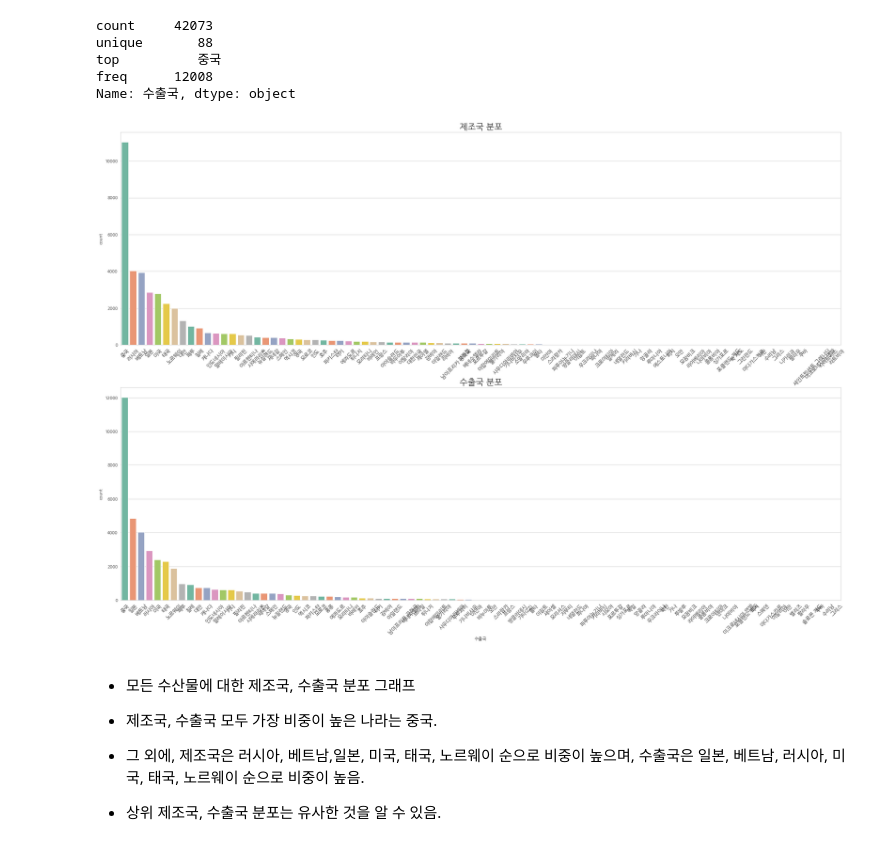
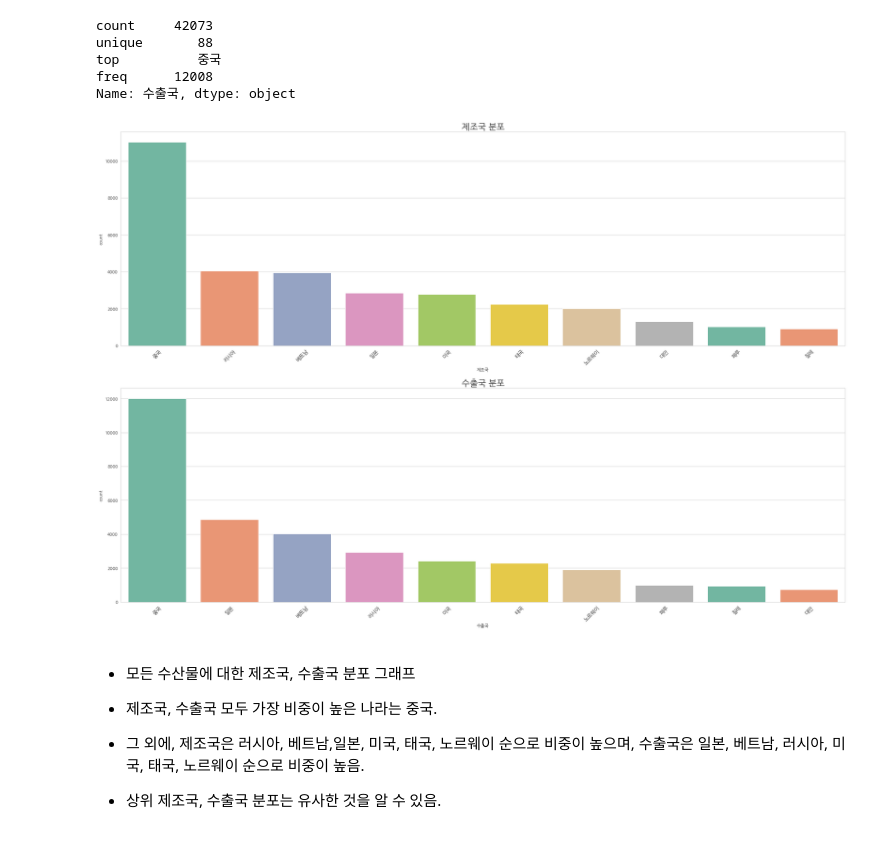
Before and after one commit to Yeony54/Project_Seafood_Import_Price_Prediction, a Jupyter notebook: 1. 제공데이터 EDA (수정).ipynb, the cells around one changed output. Cells and saved outputs as stored; diff of their text form; code cells hidden in the pictures.

```diff
--- a/1. 제공데이터 EDA (수정).ipynb
+++ b/1. 제공데이터 EDA (수정).ipynb
@@ -103,3 +129,7 @@ print(len(df_train), "data exists between", min(df_train['기준일']), "~", max
+# %%
+df_train = df_raw.copy()
+
+df_train.columns = ['기준일','제품구분','제조국','수출국','수입용도','중분류명 카테고리','어종','상세어종','수입형태','평균단가($)'] # 컬럼명을 한국어로 변경
 # %%
 df_train['date'] = df_train['기준일'].dt.year.astype('str') + df_train['기준일'].dt.month.astype('str').str.zfill(2)
 # %%
@@ -173,23 +203,23 @@ Name: 수출국, dtype: object
 # %%
 # 제조국 분포
 
 plt.figure(figsize=(30, 20))
 
 plt.subplot(2, 1, 1)
-sns.countplot(df_train['제조국'].astype('str').sort_values(), palette=color_palette, order = df_train['제조국'].value_counts().index)
+sns.countplot(df_train['제조국'].astype('str').sort_values(), palette=color_palette, order = df_train['제조국'].value_counts()[:10].index)
 plt.xticks(rotation=45, fontsize=12)
 plt.title('제조국 분포', fontsize=title_size)
 
 # 수출국 분포
 
 plt.subplot(2, 1, 2)
-sns.countplot(df_train['수출국'].astype('str').sort_values(), palette=color_palette, order = df_train['수출국'].value_counts().index)
+sns.countplot(df_train['수출국'].astype('str').sort_values(), palette=color_palette, order = df_train['수출국'].value_counts()[:10].index)
 plt.xticks(rotation=45, fontsize=12)
 plt.title('수출국 분포', fontsize=title_size)
 
 plt.show()
 # %% [output]
-[figure, old version]
+[figure, new version]
 # %% [markdown]
 - 모든 수산물에 대한 제조국, 수출국 분포 그래프
 
```
Also changed, not shown: parts of 40 cells of this notebook.
